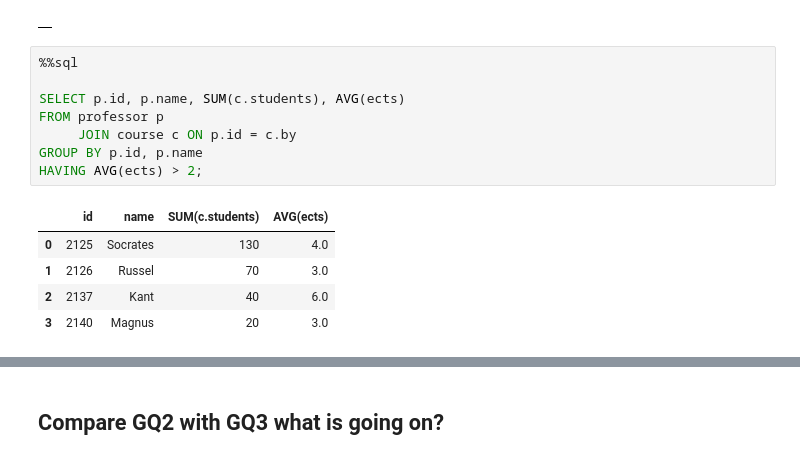
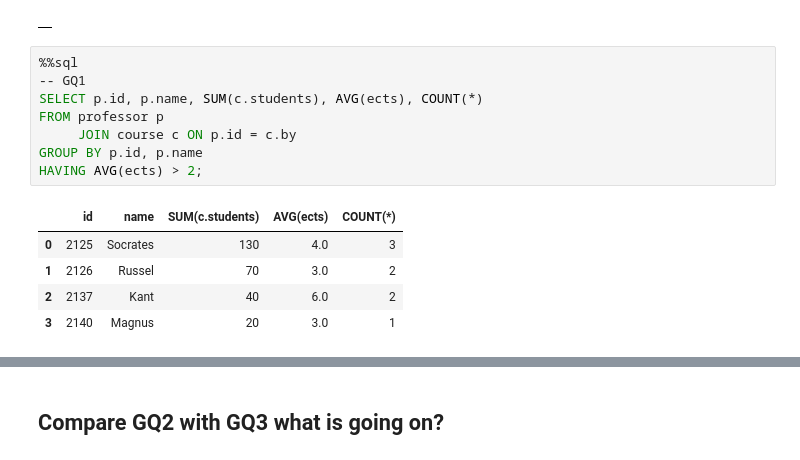
Before and after one commit to UniVR-DH/DBMS-course, a Jupyter notebook: notebooks/lab03-sqlite.ipynb, the cells around one changed output, grey strips where cells are left out. Cells and saved outputs as stored; diff of their text form.

```diff
--- a/notebooks/lab03-sqlite.ipynb
+++ b/notebooks/lab03-sqlite.ipynb
@@ -198,15 +240,15 @@ INSERT INTO course (id, title, ects, students, by) VALUES
 |  |
 # %%
 %%sql
-
-SELECT p.id, p.name, SUM(c.students), AVG(ects)
+-- GQ1
+SELECT p.id, p.name, SUM(c.students), AVG(ects), COUNT(*)
 FROM professor p
      JOIN course c ON p.id = c.by
 GROUP BY p.id, p.name
 HAVING AVG(ects) > 2;
 # %% [output]
-|  | id | name | SUM(c.students) | AVG(ects) |
-| 0 | 2125 | Socrates | 130 | 4.0 |
-| 1 | 2126 | Russel | 70 | 3.0 |
-| 2 | 2137 | Kant | 40 | 6.0 |
-| 3 | 2140 | Magnus | 20 | 3.0 |
+|  | id | name | SUM(c.students) | AVG(ects) | COUNT(*) |
+| 0 | 2125 | Socrates | 130 | 4.0 | 3 |
+| 1 | 2126 | Russel | 70 | 3.0 | 2 |
+| 2 | 2137 | Kant | 40 | 6.0 | 2 |
+| 3 | 2140 | Magnus | 20 | 3.0 | 1 |
```
Also changed, not shown: parts of 8 cells of this notebook.
